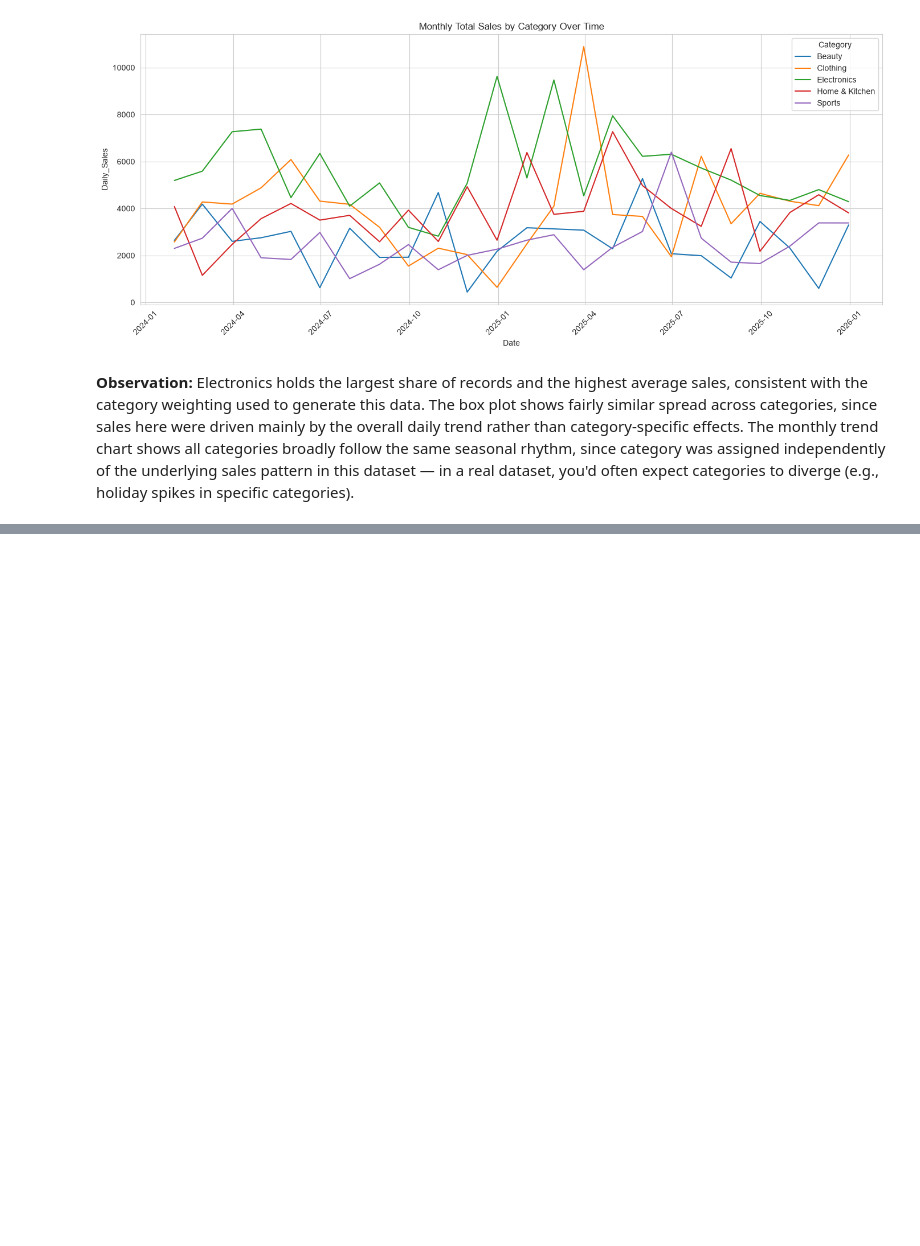
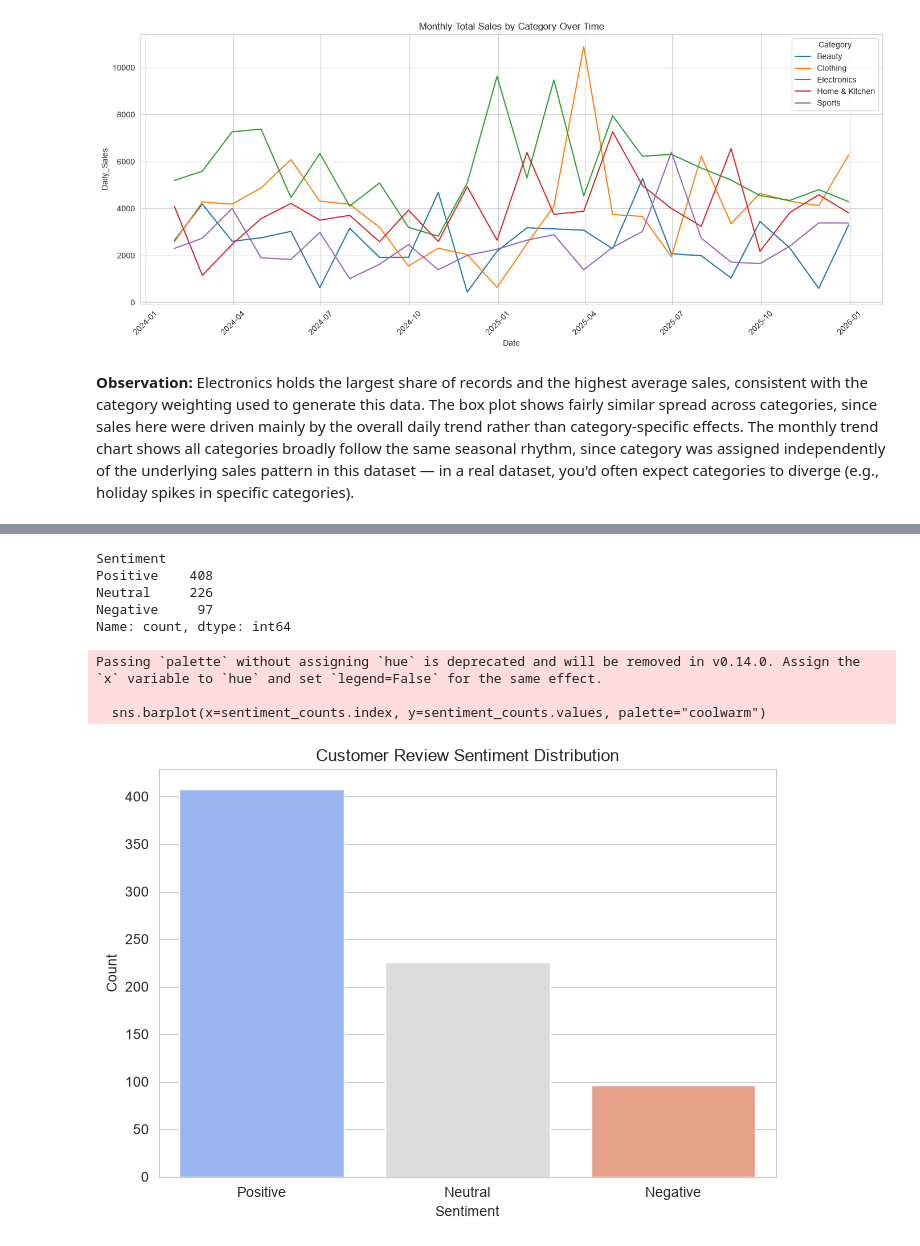
Before and after one commit to nikitha-d1323/data-analysis-mini-projects, a Jupyter notebook: unit3-sales-timeseries-text/Sales_TimeSeries_Text_Unit3.ipynb, the cells around one changed output, grey strips where cells are left out. Saved outputs shown, nothing was run; the diff lists cells and outputs as text; code cells hidden in the pictures; blank space fills up the shorter version.

```diff
--- a/unit3-sales-timeseries-text/Sales_TimeSeries_Text_Unit3.ipynb
+++ b/unit3-sales-timeseries-text/Sales_TimeSeries_Text_Unit3.ipynb
@@ -297,0 +413,36 @@ spikes in specific categories).
+# %%
+positive_words = {"love", "great", "excellent", "happy", "fantastic", "recommend", "exceeded"}
+negative_words = {"disappointed", "poor", "terrible", "broke", "damaged", "not", "worth"}
+
+def simple_sentiment(tokens):
+    pos_count = sum(1 for w in tokens if w in positive_words)
+    neg_count = sum(1 for w in tokens if w in negative_words)
+    if pos_count > neg_count:
+        return "Positive"
+    elif neg_count > pos_count:
+        return "Negative"
+    else:
+        return "Neutral"
+
+df["Sentiment"] = df["Review_Tokens"].apply(simple_sentiment)
+df["Sentiment"].value_counts()
+# %% [output]
+Sentiment
+Positive    408
+Neutral     226
+Negative     97
+Name: count, dtype: int64
+# %%
+plt.figure(figsize=(7, 5))
+sentiment_counts = df["Sentiment"].value_counts()
+sns.barplot(x=sentiment_counts.index, y=sentiment_counts.values, palette="coolwarm")
+plt.title("Customer Review Sentiment Distribution")
+plt.ylabel("Count")
+plt.tight_layout()
+plt.savefig("outputs/day4_sentiment_distribution.png", dpi=120)
+plt.show()
+# %% [output]
+Passing `palette` without assigning `hue` is deprecated and will be removed in v0.14.0. Assign the `x` variable to `hue` and set `legend=False` for the same effect.
+
+  sns.barplot(x=sentiment_counts.index, y=sentiment_counts.values, palette="coolwarm")
+[figure, added]
```
Also changed, not shown: parts of 8 cells of this notebook, 4 other files.
